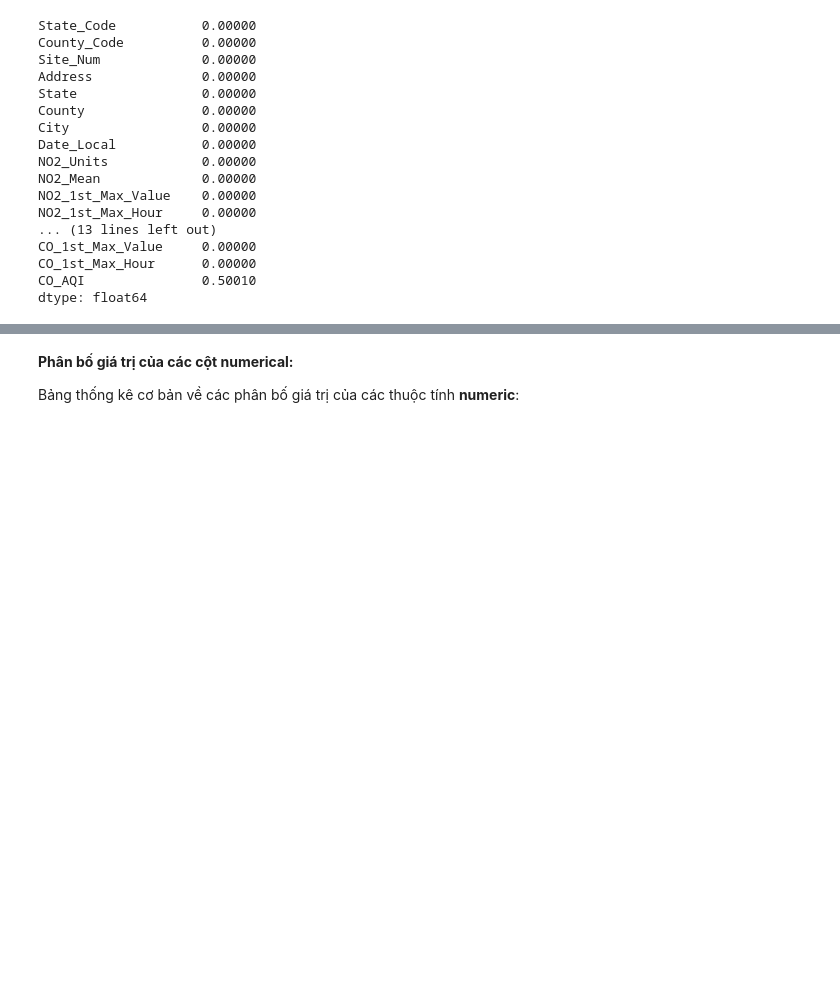
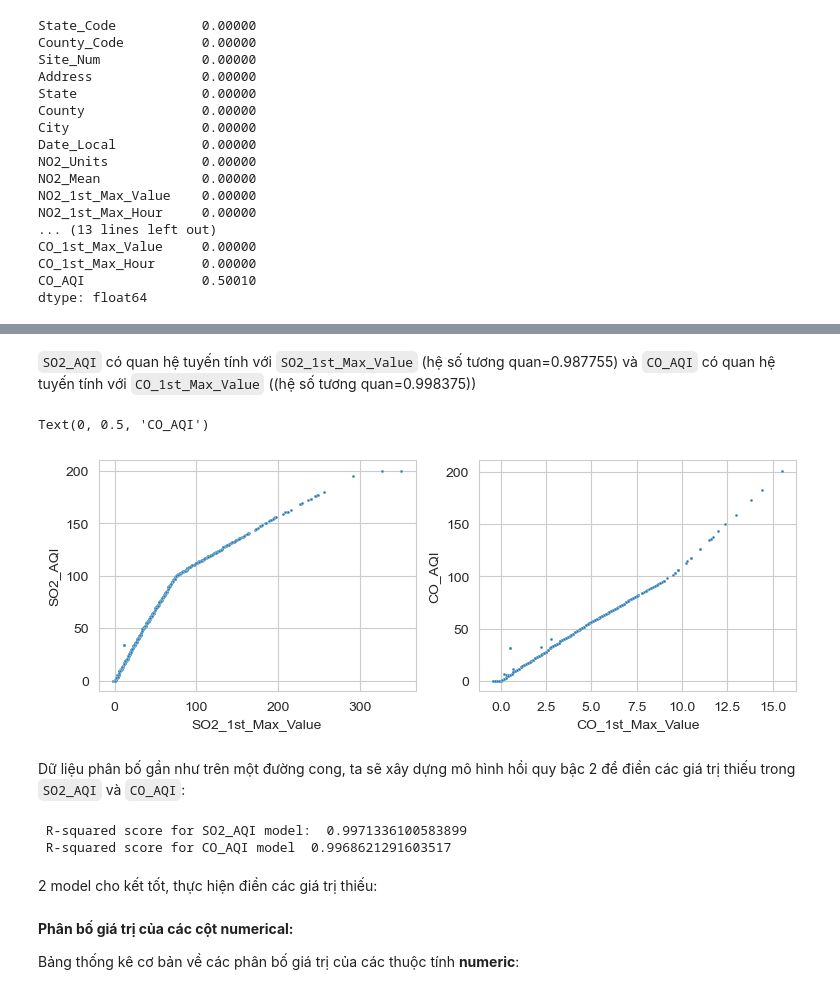
Before and after one commit to tungbtt/Lab02_DV, a Jupyter notebook: lab02.ipynb, the cells around one changed output, grey strips where cells are left out. Drawn from its saved outputs; the diff is of its cells as text; code cells hidden in the pictures; blank space fills up the shorter version.

```diff
--- a/lab02.ipynb
+++ b/lab02.ipynb
@@ -183,0 +222,39 @@ Có gần 50% giá trị bị thiếu ở 2 cột `SO2_AQI` và `CO_AQI`
+# %% [markdown]
+`SO2_AQI` có quan hệ tuyến tính với `SO2_1st_Max_Value` (hệ số tương quan=0.987755) và `CO_AQI` có quan hệ tuyến tính với `CO_1st_Max_Value` ((hệ số tương quan=0.998375))
+# %%
+fig, axs = plt.subplots(ncols=2, figsize=(9,3))
+
+sns.scatterplot(x=df["SO2_1st_Max_Value"], y=df["SO2_AQI"], ax=axs[0],s=3)
+axs[0].set_xlabel("SO2_1st_Max_Value")
+axs[0].set_ylabel("SO2_AQI")
+
+sns.scatterplot(x=df["CO_1st_Max_Value"], y=df["CO_AQI"], ax=axs[1],s=3)
+axs[1].set_xlabel("CO_1st_Max_Value")
+axs[1].set_ylabel("CO_AQI")
+# %% [output]
+Text(0, 0.5, 'CO_AQI')
+[figure, added]
+# %% [markdown]
+Dữ liệu phân bố gần như trên một đường cong, ta sẽ xây dựng mô hình hồi quy bậc 2 để điền các giá trị thiếu trong `SO2_AQI` và `CO_AQI`:
+# %%
+existing_data_SO2 = df[df['SO2_AQI'].notna()]
+poly = PolynomialFeatures(degree=2)
+X = poly.fit_transform(existing_data_SO2['SO2_1st_Max_Value'].values.reshape(-1, 1))
+y = existing_data_SO2['SO2_AQI'].values
+model1 = LinearRegression()
+model1.fit(X,y)
+print(" R-squared score for SO2_AQI model: ",model1.score(X, y))
+
+existing_data_CO = df[df['CO_AQI'].notna()]
+poly = PolynomialFeatures(degree=2)
+X = poly.fit_transform(existing_data_CO['CO_1st_Max_Value'].values.reshape(-1, 1))
+y = existing_data_CO['CO_AQI'].values
+model2 = LinearRegression()
+model2.fit(X,y)
+
+print(" R-squared score for CO_AQI model ",model2.score(X, y))
+# %% [output]
+ R-squared score for SO2_AQI model:  0.9971336100583899
+ R-squared score for CO_AQI model  0.9968621291603517
+# %% [markdown]
+2 model cho kết tốt, thực hiện điền các giá trị thiếu:
```
Also changed, not shown: parts of 31 cells of this notebook.
